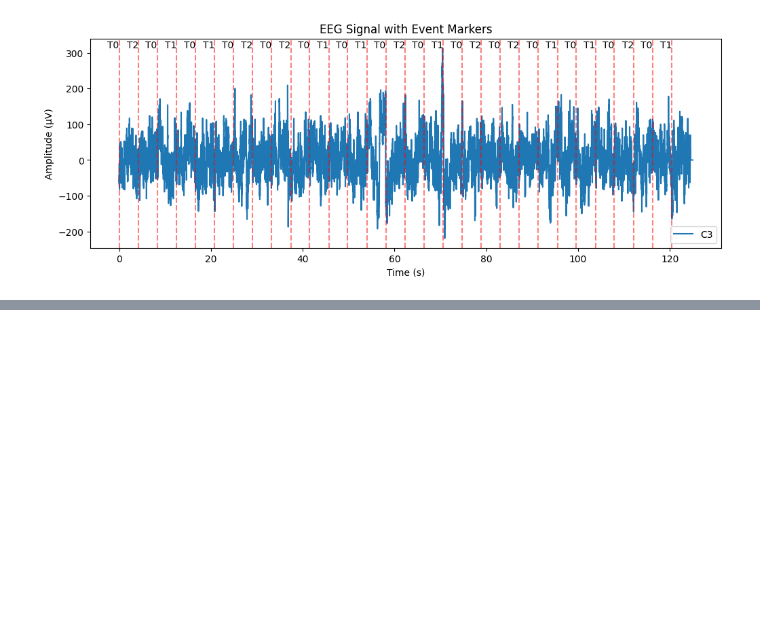
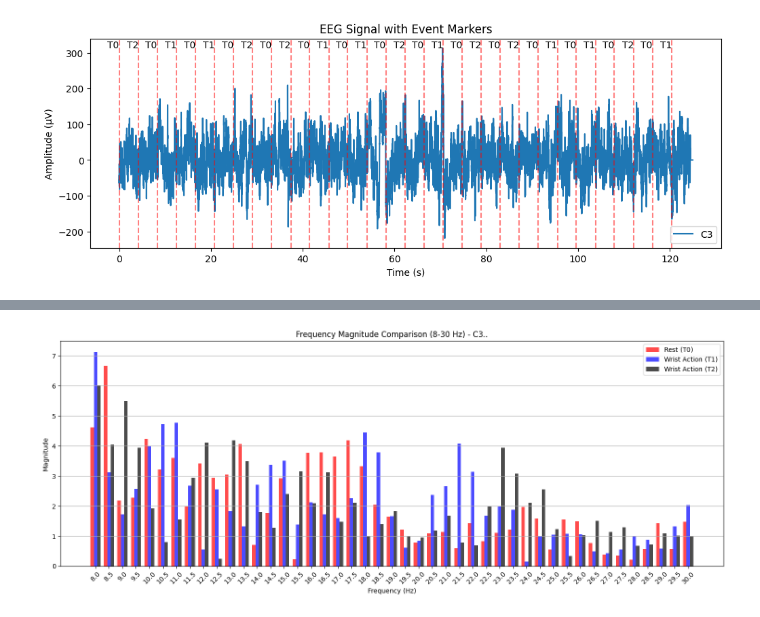
Before and after one commit to LuizAkazawa/EEG_Study, a Jupyter notebook: eeg.ipynb, the cells around one changed output, grey strips where cells are left out. Cells and saved outputs as stored; diff of their text form; code cells hidden in the pictures; blank space fills up the shorter version.

```diff
--- a/eeg.ipynb
+++ b/eeg.ipynb
@@ -163,0 +243,40 @@ plt.show()
+# %%
+import numpy as np
+import matplotlib.pyplot as plt
+
+# Sample data (replace with your actual FFT magnitudes and freqs)
+# freqs = s1[0]  # Frequency bins (X-axis)
+# s1_mag = s1[1]  # Magnitude for Wrist Action T1
+# s2_mag = s2[1]  # Magnitude for Rest T0
+# s3_mag = s3[1]  # Magnitude for Wrist Action T2
+
+# Focus on the Alpha/Beta range (8-30 Hz)
+mask = (s1[0] >= 8) & (s1[0] <= 30)  # Filter frequencies
+freqs = s1[0][mask]
+s1_mag = s1[1][mask]  # Wrist Action T1
+s2_mag = s2[1][mask]  # Rest T0
+s3_mag = s3[1][mask]  # Wrist Action T2
+
+# Plot settings
+bar_width = 0.25  # Width of each bar
+x = np.arange(len(freqs))  # X-axis positions
+
+plt.figure(figsize=(15, 6))
+
+# Plot grouped bars
+plt.bar(x - bar_width, s2_mag, width=bar_width, label='Rest (T0)', color='red', alpha=0.7)
+plt.bar(x, s1_mag, width=bar_width, label='Wrist Action (T1)', color='blue', alpha=0.7)
+plt.bar(x + bar_width, s3_mag, width=bar_width, label='Wrist Action (T2)', color='black', alpha=0.7)
+
+# Customize plot
+plt.title(f'Frequency Magnitude Comparison (8-30 Hz) - {channel_name}')
+plt.xlabel('Frequency (Hz)')
+plt.ylabel('Magnitude')
+plt.xticks(x, freqs.round(1), rotation=45)  # Show frequency bins on X-axis
+plt.legend()
+plt.grid(True, axis='y')
+
+plt.tight_layout()
+plt.show()
+# %% [output]
+[figure, added]
```
Also changed, not shown: parts of 4 cells of this notebook, 1 other file.
